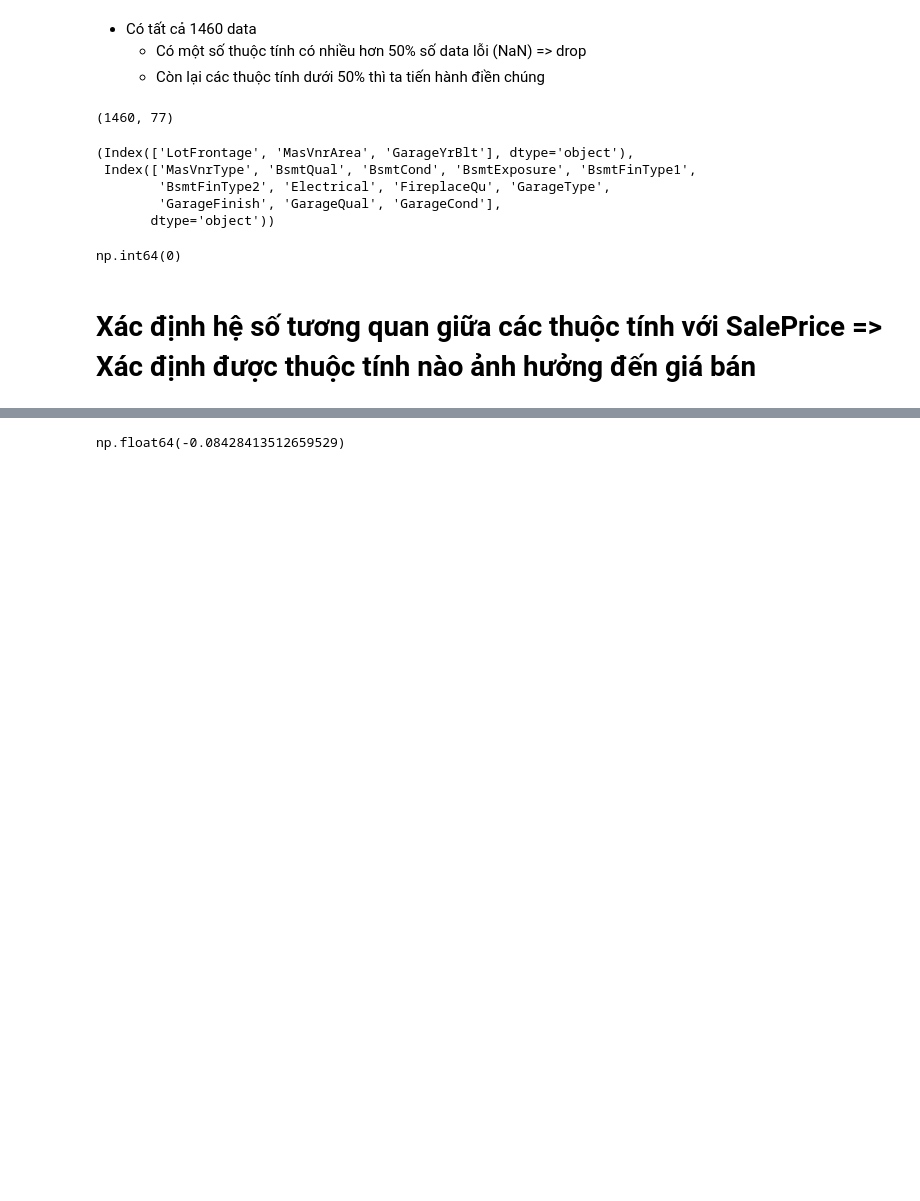
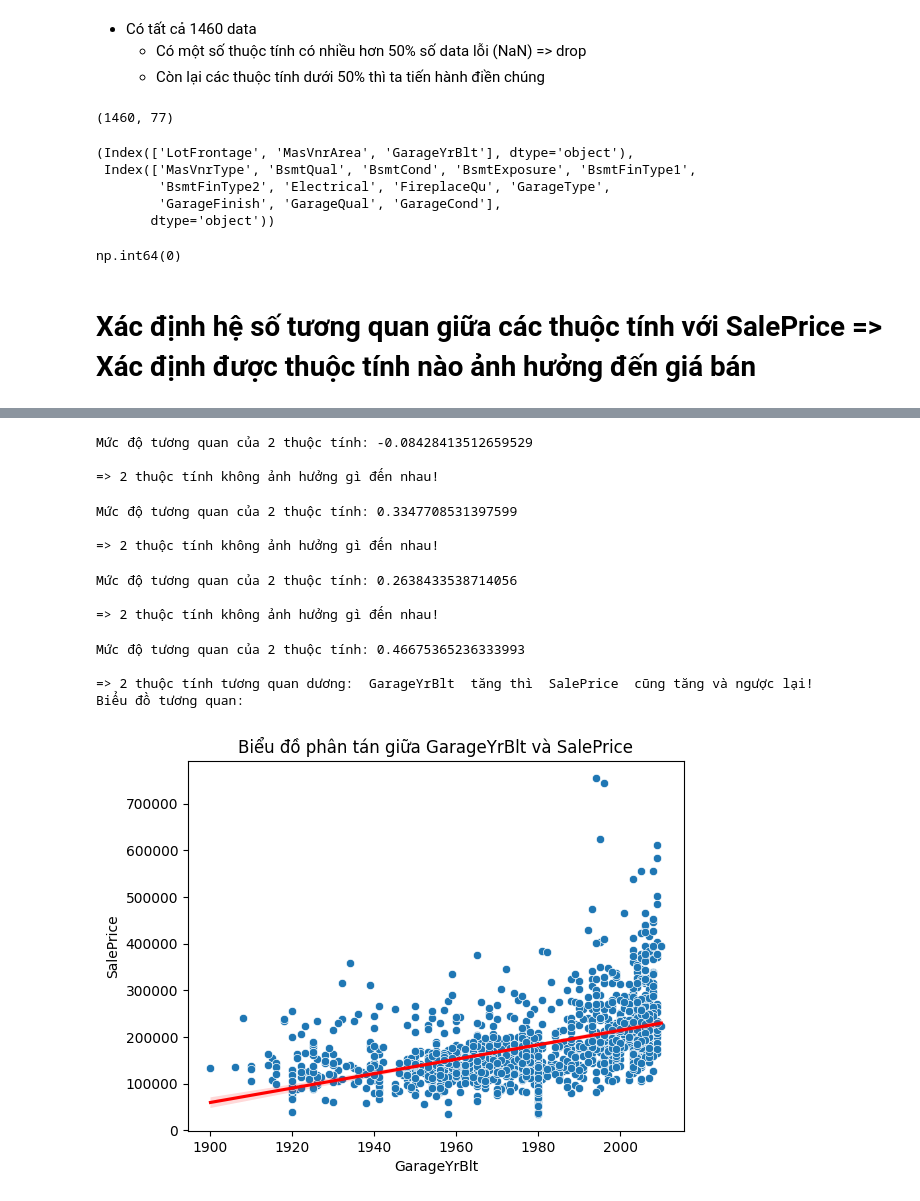
Before and after one commit to cakienx4/House-Prices---Advanced-Regression-Techniques, a Jupyter notebook: house_prices.ipynb, the cells around one changed output, grey strips where cells are left out. Saved outputs shown, nothing was run; the diff lists cells and outputs as text; code cells hidden in the pictures; blank space fills up the shorter version.

Commit message:
Thêm hàm tính mức độ tương quan và vẽ biểu đồ nếu thỏa mãn điều kiện

```diff
--- a/house_prices.ipynb
+++ b/house_prices.ipynb
@@ -120,4 +126,53 @@ np.int64(0)
+# %%
+# Hàm tính mức độ tương quan giữa 2 thuộc tính
+def tuong_quan(data, x, y):
+    tq = data[x].corr(data[y])
+    print('Mức độ tương quan của 2 thuộc tính:', tq, '\n')
+    if tq>=-0.4 and tq<=0.4:
+        print('=> 2 thuộc tính không ảnh hưởng gì đến nhau!')
+    elif tq>0.4:
+        print('=> 2 thuộc tính tương quan dương: ',x,' tăng thì ',y,' cũng tăng và ngược lại!')
+        print('Biểu đồ tương quan:\n')
+
+        sns.scatterplot(x=data[x], y=data[y])
+        sns.regplot(x=data[x], y=data[y], scatter=False, line_kws={"color": "red"})
+
+        plt.xlabel(x)
+        plt.ylabel(y)
+        plt.title(f'Biểu đồ phân tán giữa {x} và {y}')
+        plt.show()
+    else:
+        print('=> 2 thuộc tính tương quan âm: ',x,' tăng thì ',y,' giảm và ngược lại!')
+        print('Biểu đồ tương quan:\n')
+
+        sns.scatterplot(x=data[x], y=data[y])
+        plt.xlabel(x)
+        plt.ylabel(y)
+        plt.title(f'Biểu đồ phân tán giữa {x} và {y}')
+        plt.show()
 # %%
-data['MSSubClass'].corr(data['SalePrice'])  # Tính tương quan giữa MSSubClass và SalePrice
+tuong_quan(data,'MSSubClass', 'SalePrice')
 # %% [output]
-np.float64(-0.08428413512659529)
+Mức độ tương quan của 2 thuộc tính: -0.08428413512659529
+
+=> 2 thuộc tính không ảnh hưởng gì đến nhau!
+# %%
+tuong_quan(data,'LotFrontage', 'SalePrice')
+# %% [output]
+Mức độ tương quan của 2 thuộc tính: 0.3347708531397599
+
+=> 2 thuộc tính không ảnh hưởng gì đến nhau!
+# %%
+tuong_quan(data,'LotArea', 'SalePrice')
+# %% [output]
+Mức độ tương quan của 2 thuộc tính: 0.2638433538714056
+
+=> 2 thuộc tính không ảnh hưởng gì đến nhau!
+# %%
+tuong_quan(data,'GarageYrBlt', 'SalePrice')
+# %% [output]
+Mức độ tương quan của 2 thuộc tính: 0.46675365236333993
+
+=> 2 thuộc tính tương quan dương:  GarageYrBlt  tăng thì  SalePrice  cũng tăng và ngược lại!
+Biểu đồ tương quan:
+[figure, added]
```
Also changed, not shown: parts of 3 cells of this notebook.
